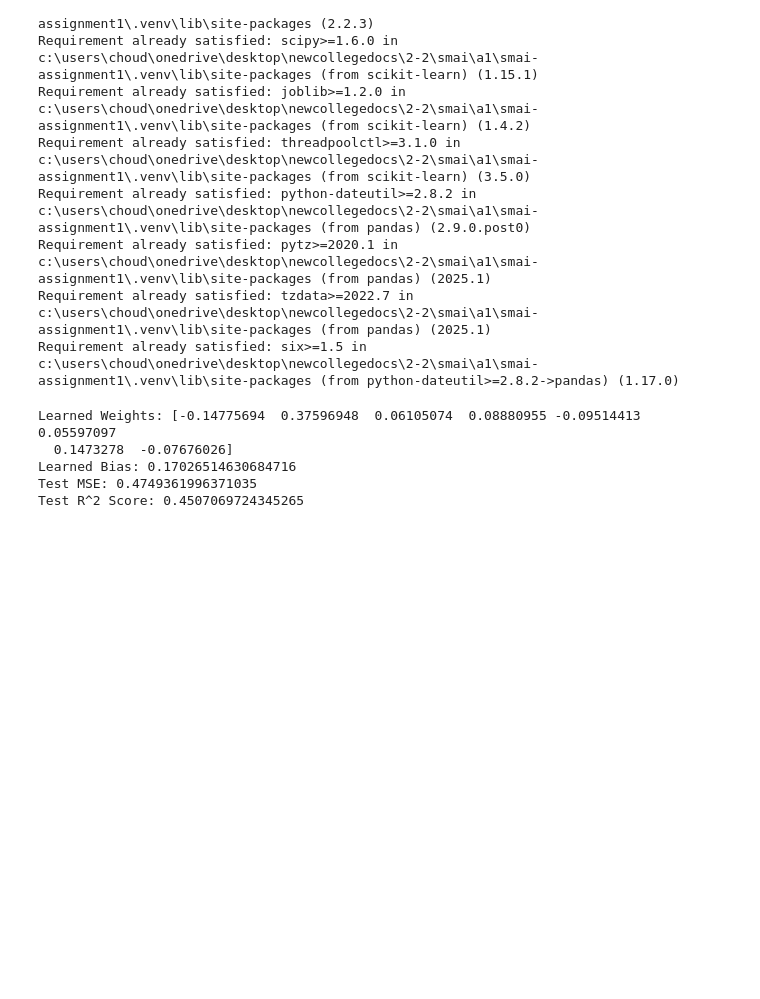
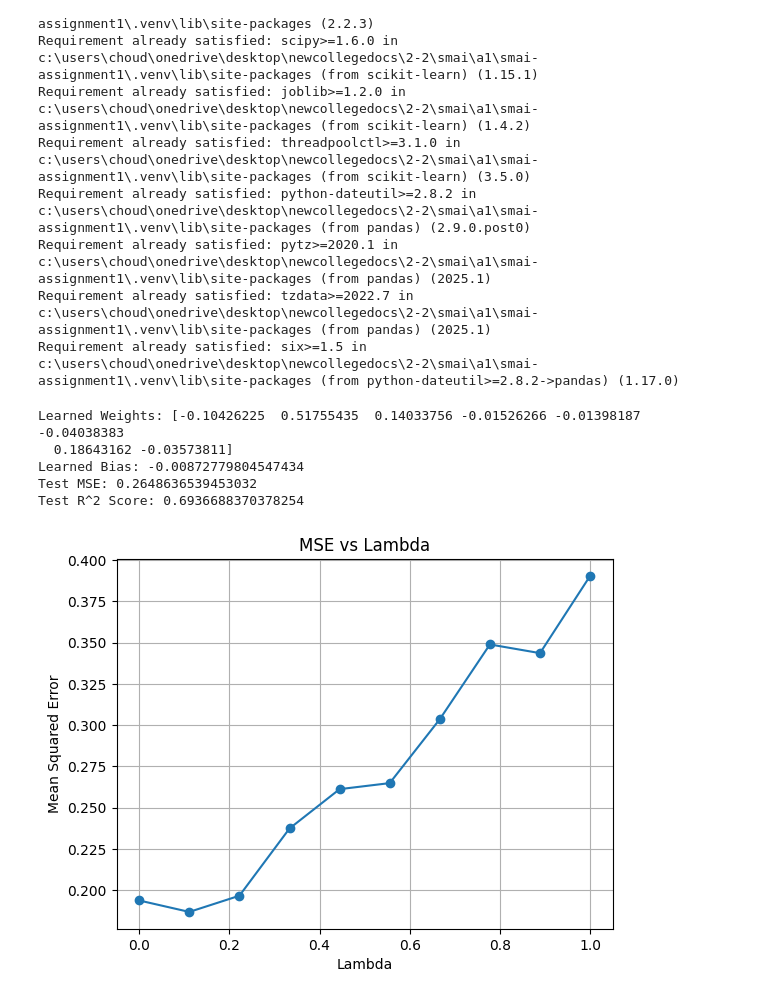
Before and after one commit to rudra20-6/smai-assignment1, a Jupyter notebook: 2/regularisation.ipynb, the cells around one changed output. Cells and saved outputs as stored; diff of their text form; code cells hidden in the pictures; blank space fills up the shorter version.

```diff
--- a/2/regularisation.ipynb
+++ b/2/regularisation.ipynb
@@ -74,7 +74,7 @@ y_train = train_data.iloc[:, -1].values
 X_val = val_data.iloc[:, :-1].values
 y_val = val_data.iloc[:, -1].values
 
-w, b = stochastic_gradient_descent_ridge(X_train, y_train, lr=0.05, epochs=1000, lambda_=0.5)
+w, b = stochastic_gradient_descent_ridge(X_train, y_train, lr=0.01, epochs=10, lambda_=0.5)
 print("Learned Weights:", w)
 print("Learned Bias:", b)
 
@@ -93,25 +93,27 @@ r2 = r2_score(y_test, y_pred_test)
 print("Test MSE:", mse)
 print("Test R^2 Score:", r2)
 # %% [output]
-Learned Weights: [-0.14775694  0.37596948  0.06105074  0.08880955 -0.09514413  0.05597097
-  0.1473278  -0.07676026]
-Learned Bias: 0.17026514630684716
-Test MSE: 0.4749361996371035
-Test R^2 Score: 0.4507069724345265
+Learned Weights: [-0.10426225  0.51755435  0.14033756 -0.01526266 -0.01398187 -0.04038383
+  0.18643162 -0.03573811]
+Learned Bias: -0.00872779804547434
+Test MSE: 0.2648636539453032
+Test R^2 Score: 0.6936688370378254
 # %%
 lambdas = np.linspace(0, 1, 10)
 mse_values = []
 
 for lambda_ in lambdas:
-    w, b = stochastic_gradient_descent_ridge(X_train, y_train, lr=0.01, epochs=1000, lambda_=lambda_)
+    w, b = stochastic_gradient_descent_ridge(X_train, y_train, lr=0.01, epochs=10, lambda_=lambda_)
     y_pred_test = np.dot(X_test, w) + b
     mse = mean_squared_error(y_test, y_pred_test)
     mse_values.append(mse)
 
 # Plot MSE vs Lambda
 plt.plot(lambdas, mse_values, marker='o')
 plt.xlabel("Lambda")
 plt.ylabel("Mean Squared Error")
 plt.title("MSE vs Lambda")
 plt.grid()
 plt.show()
+# %% [output]
+[figure, added]
```
Also changed, not shown: parts of 1 cell of this notebook, 23 other files.
